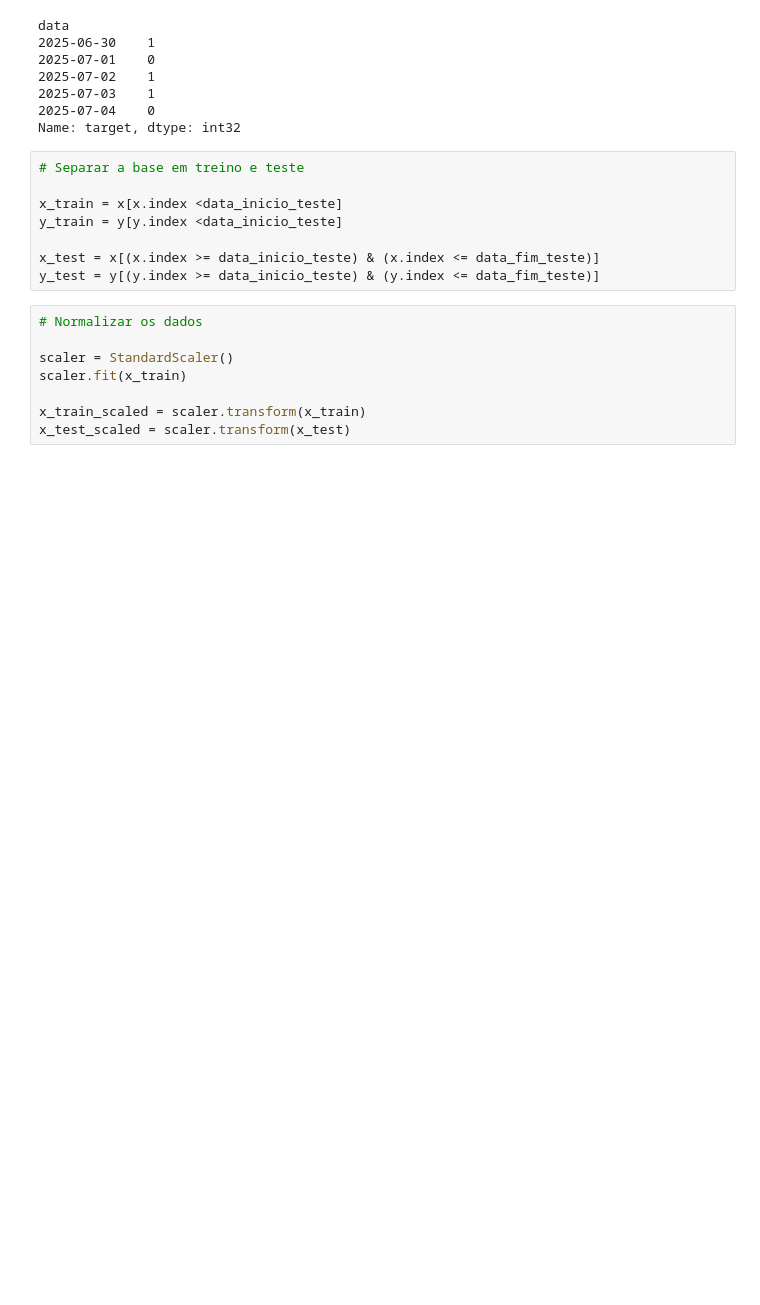
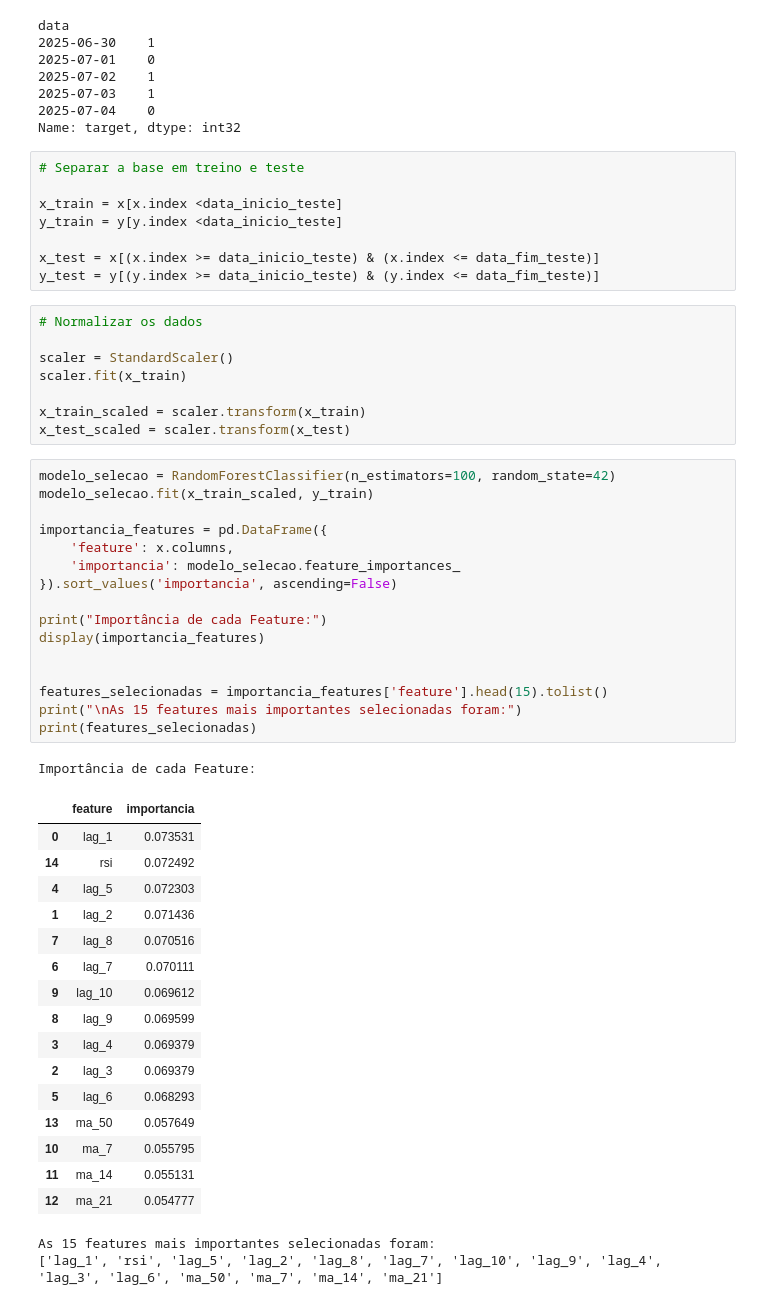
Before and after one commit to RicardViana/fiap-Machine-Learning-and-Time-Series, a Jupyter notebook: tech_challenge_fase_2.ipynb, the cells around one changed output. Cells and saved outputs as stored; diff of their text form; blank space fills up the shorter version.

```diff
--- a/tech_challenge_fase_2.ipynb
+++ b/tech_challenge_fase_2.ipynb
@@ -438,6 +444,42 @@ scaler.fit(x_train)
 
 x_train_scaled = scaler.transform(x_train)
 x_test_scaled = scaler.transform(x_test)
+# %%
+modelo_selecao = RandomForestClassifier(n_estimators=100, random_state=42)
+modelo_selecao.fit(x_train_scaled, y_train)
+
+importancia_features = pd.DataFrame({
+    'feature': x.columns,
+    'importancia': modelo_selecao.feature_importances_
+}).sort_values('importancia', ascending=False)
+
+print("Importância de cada Feature:")
+display(importancia_features)
+
+
+features_selecionadas = importancia_features['feature'].head(15).tolist()
+print("\nAs 15 features mais importantes selecionadas foram:")
+print(features_selecionadas)
+# %% [output]
+Importância de cada Feature:
+|  | feature | importancia |
+| 0 | lag_1 | 0.073531 |
+| 14 | rsi | 0.072492 |
+| 4 | lag_5 | 0.072303 |
+| 1 | lag_2 | 0.071436 |
+| 7 | lag_8 | 0.070516 |
+| 6 | lag_7 | 0.070111 |
+| 9 | lag_10 | 0.069612 |
+| 8 | lag_9 | 0.069599 |
+| 3 | lag_4 | 0.069379 |
+| 2 | lag_3 | 0.069379 |
+| 5 | lag_6 | 0.068293 |
+| 13 | ma_50 | 0.057649 |
+| 10 | ma_7 | 0.055795 |
+| 11 | ma_14 | 0.055131 |
+| 12 | ma_21 | 0.054777 |
+As 15 features mais importantes selecionadas foram:
+['lag_1', 'rsi', 'lag_5', 'lag_2', 'lag_8', 'lag_7', 'lag_10', 'lag_9', 'lag_4', 'lag_3', 'lag_6', 'ma_50', 'ma_7', 'ma_14', 'ma_21']
 # %%
 # Treinar o modelo e gerar a previsao - Regressao Logistica
 
```
Also changed, not shown: parts of 6 cells of this notebook.
